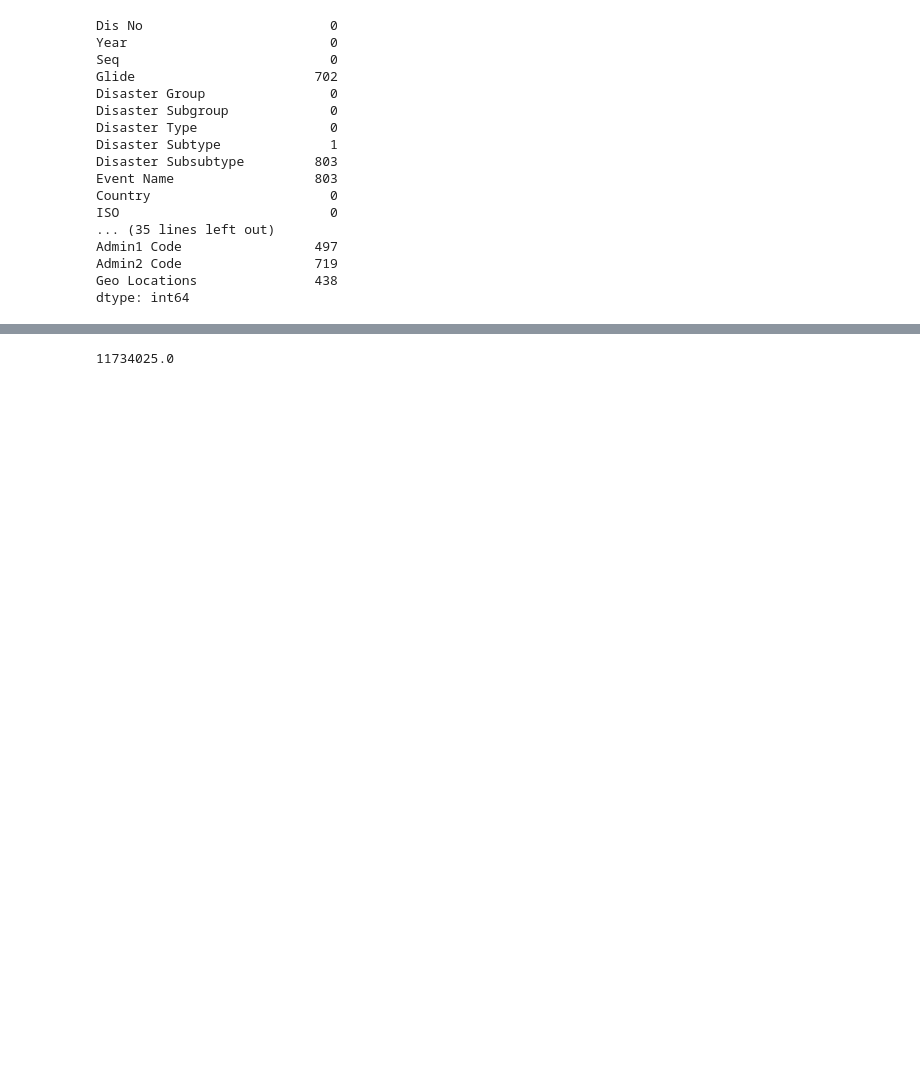
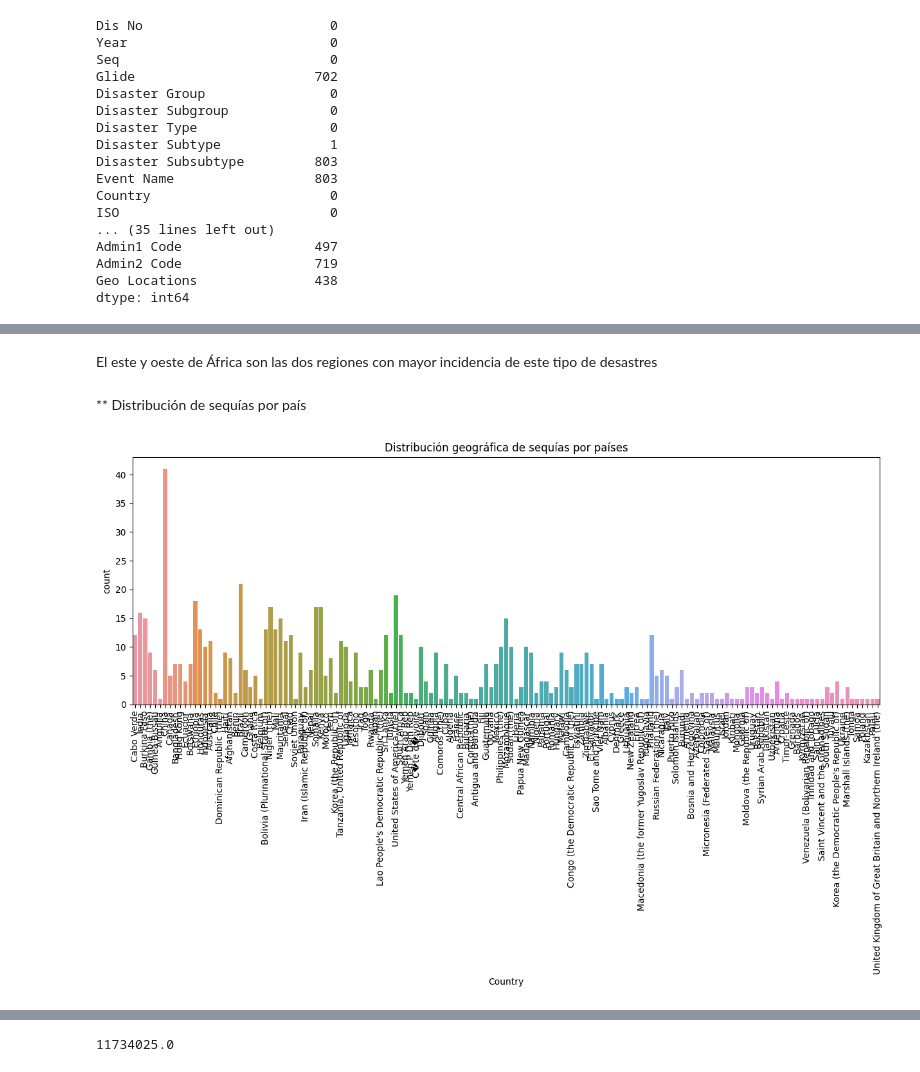
Before and after one commit to AleDataAnalyst/grupo2_desastresnaturales, a Jupyter notebook: Notebooks/01LimpiarDatos/01_Ele_drought.ipynb, the cells around one changed output, grey strips where cells are left out. Saved outputs shown, nothing was run; the diff lists cells and outputs as text; code cells hidden in the pictures; blank space fills up the shorter version.

```diff
--- a/Notebooks/01LimpiarDatos/01_Ele_drought.ipynb
+++ b/Notebooks/01LimpiarDatos/01_Ele_drought.ipynb
@@ -58,0 +261,12 @@ dtype: int64
+# %% [markdown]
+El este y oeste de África son las dos regiones con mayor incidencia de este tipo de desastres
+# %% [markdown]
+** Distribución de sequías por país
+# %%
+plt.figure(figsize=(15,5))
+ax =sns.countplot(data=df_drought_geografical, x= 'Country')
+plt.title('Distribución geográfica de sequías por países')
+plt.xticks(rotation=90)
+plt.show()
+# %% [output]
+[figure, added]
```
Also changed, not shown: parts of 61 cells of this notebook.
